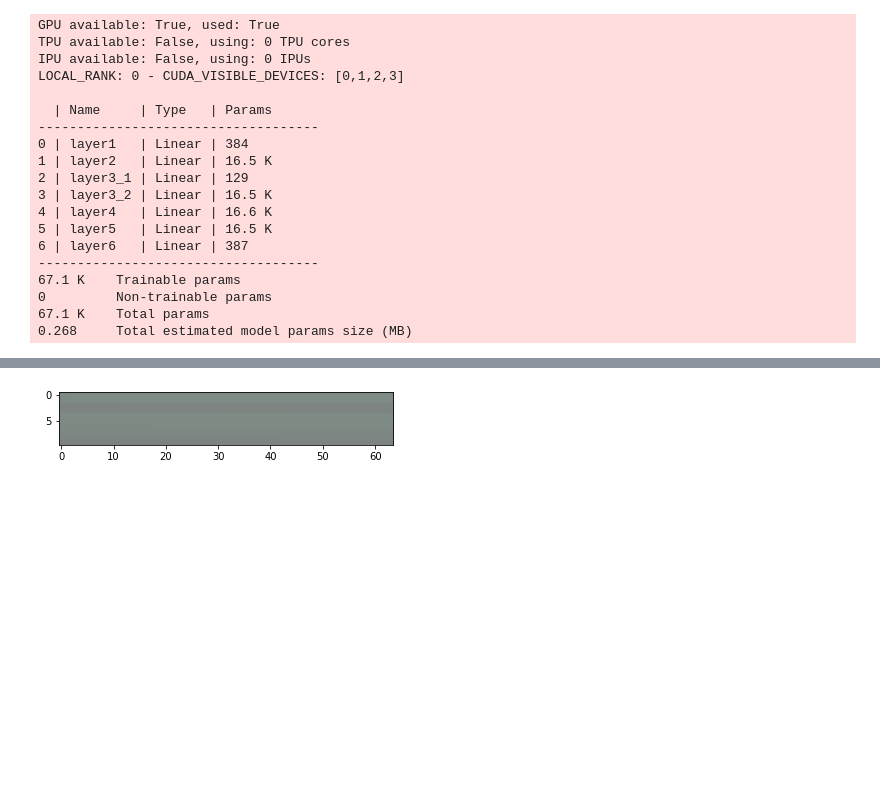
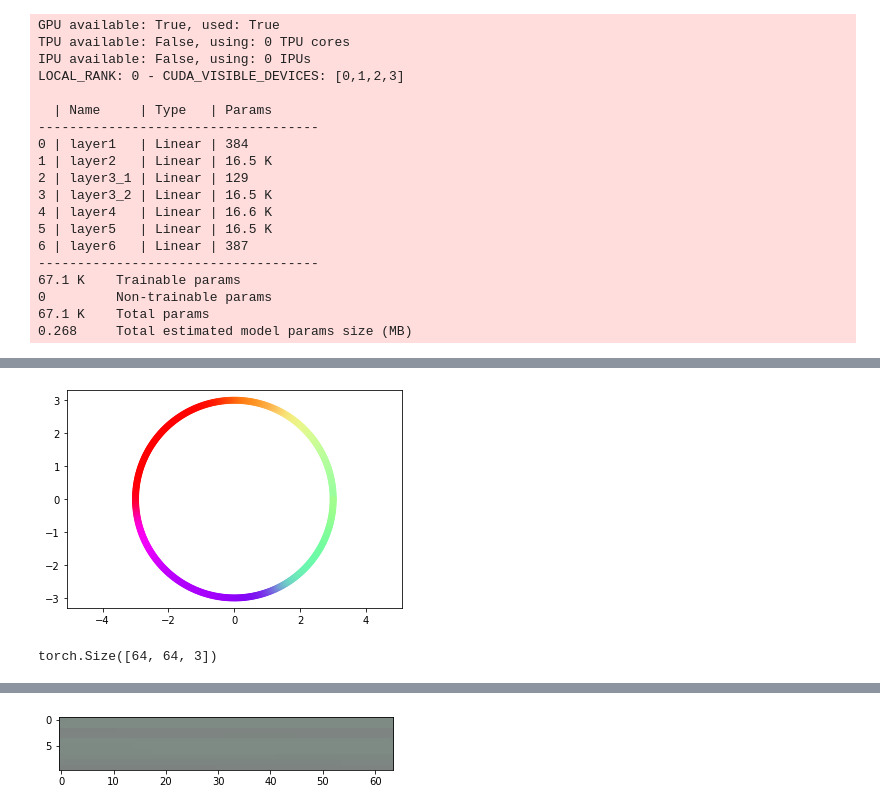
Before and after one commit to pennbotAZ/nerf_1d, a Jupyter notebook: exp.ipynb, the cells around one changed output, grey strips where cells are left out. Saved outputs shown, nothing was run; the diff lists cells and outputs as text; code cells hidden in the pictures; blank space fills up the shorter version.

```diff
--- a/exp.ipynb
+++ b/exp.ipynb
@@ -211,0 +219,11 @@ LOCAL_RANK: 0 - CUDA_VISIBLE_DEVICES: [0,1,2,3]
+# %%
+model = NeRF.load_from_checkpoint('lightning_logs/version_48/checkpoints/epoch=149-step=149.ckpt')
+model.eval()
+model.cuda()
+with torch.no_grad():
+    x, y, res = render_path_circle(model)
+res = res.cpu()
+# import pdb; pdb.set_trace()
+vis_res(x, y, res)
+# %% [output]
+[figure, added]
@@ -211,0 +239,4 @@ LOCAL_RANK: 0 - CUDA_VISIBLE_DEVICES: [0,1,2,3]
+# %%
+rgb.shape
+# %% [output]
+torch.Size([64, 64, 3])
```
Also changed, not shown: parts of 40 cells of this notebook, 12 other files.
